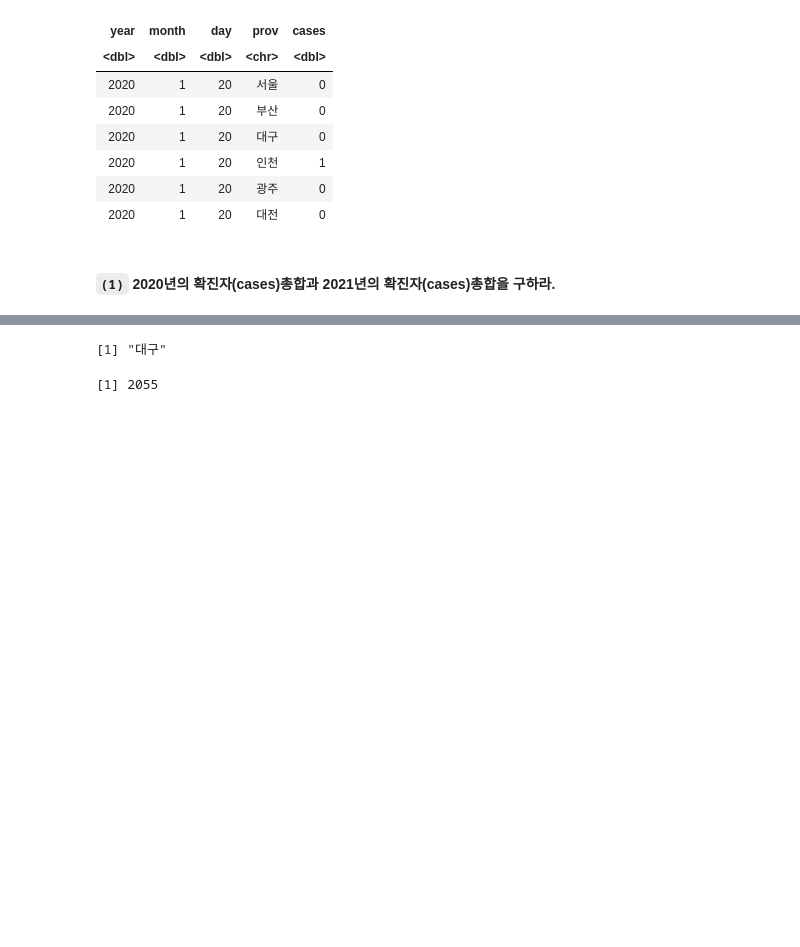
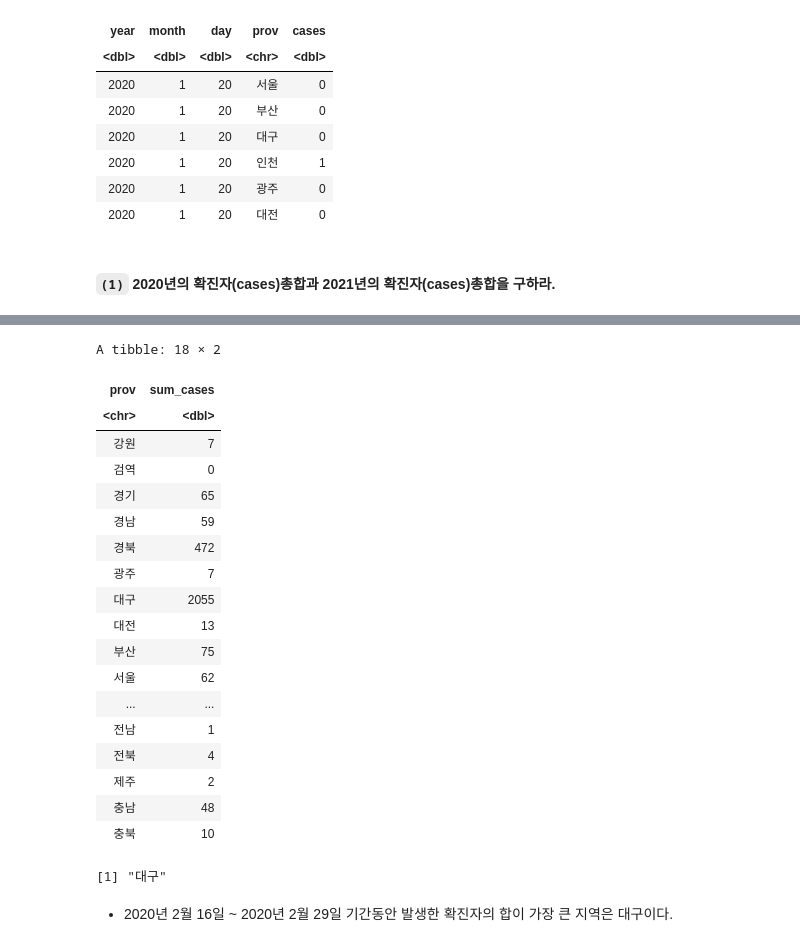
Before and after one commit to stahangryum/unwanted_blog, a Jupyter notebook: _notebooks/2021-12-12-R입문 기말고사 대비문제.ipynb, the cells around one changed output, grey strips where cells are left out. Saved outputs shown, nothing was run; the diff lists cells and outputs as text; code cells hidden in the pictures; blank space fills up the shorter version.

```diff
--- a/_notebooks/2021-12-12-R입문 기말고사 대비문제.ipynb
+++ b/_notebooks/2021-12-12-R입문 기말고사 대비문제.ipynb
@@ -371,9 +320,29 @@ A = df %>% filter(year == 2020, month == 2, 1 <= day, day <= 15)
 # %%
-B = df %>% filter(year == 2020, month == 2, 16 <= day, day <= 29)
-(B %>% filter(cases == max(B$cases)))$prov %>% print
+summs = df %>% filter(year==2020, month==2, between(day, 16, 29)) %>%
+  group_by(prov) %>% summarise(sum_cases = sum(cases))
+
+summs
+summs[summs$sum_cases == max(summs$sum_cases),]$prov
 # %% [output]
-[1] "대구"
+A tibble: 18 × 2
+| prov | sum_cases |
+| <chr> | <dbl> |
+| 강원 | 7 |
+| 검역 | 0 |
+| 경기 | 65 |
+| 경남 | 59 |
+| 경북 | 472 |
+| 광주 | 7 |
+| 대구 | 2055 |
+| 대전 | 13 |
+| 부산 | 75 |
+| 서울 | 62 |
+| ... | ... |
+| 전남 | 1 |
+| 전북 | 4 |
+| 제주 | 2 |
+| 충남 | 48 |
+| 충북 | 10 |
+[1] "대구"
-# %%
-(B %>% filter(prov == "대구"))$cases%>%sum
-# %% [output]
-[1] 2055
+# %% [markdown]
+- 2020년 2월 16일 ~ 2020년 2월 29일 기간동안 발생한 확진자의 합이 가장 큰 지역은 대구이다.
```
Also changed, not shown: parts of 49 cells of this notebook, 4 other files.
